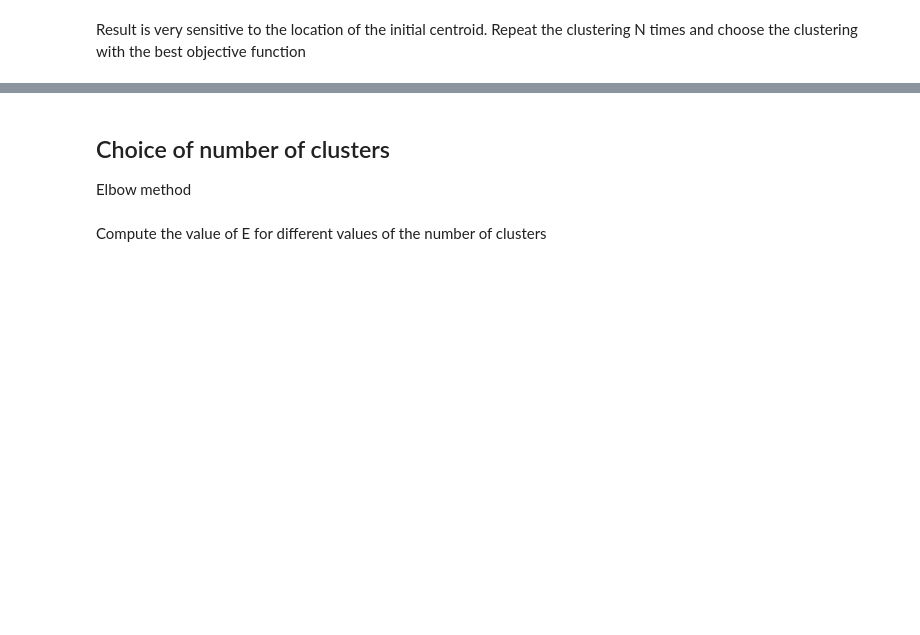
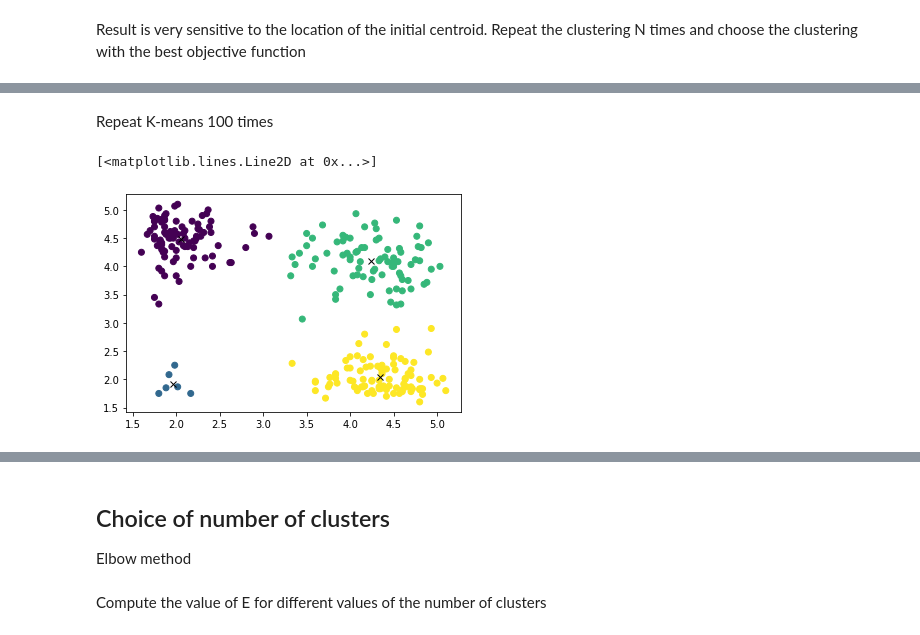
Before and after one commit to ArianeDucellier/Programmation, a Jupyter notebook: ML/kmeans_tutorial.ipynb, the cells around one changed output, grey strips where cells are left out. Saved outputs shown, nothing was run; the diff lists cells and outputs as text; code cells hidden in the pictures; blank space fills up the shorter version.

Commit message:
Update kmeans tutorial

```diff
--- a/ML/kmeans_tutorial.ipynb
+++ b/ML/kmeans_tutorial.ipynb
@@ -143,13 +189,16 @@ Result is very sensitive to the location of the initial centroid. Repeat the clu
 def repeat_kmeans(data, k, N):
     """
     """
+    # Initialization
     objective = np.zeros(N)
     clusters = np.zeros((N, np.shape(data)[0]))
     centers = np.zeros((N, k, np.shape(data)[1]))
+    # Run K-means N times
     for i in range(0, N):
         result = kmeans(data, k)
         clusters[i, :] = result[0]
         objective[i] = result[1]
         centers[i, :, :] = result[2]
+    # Choose the clustering with the best value of the objective function
     best = np.argmin(objective)
-    return (objective[best], clusters[best, :], centers[best, :, :])
+    return (clusters[best, :], objective[best], centers[best, :, :])
@@ -157,0 +205,10 @@ Another solution: K-means++
+# %% [markdown]
+Repeat K-means 100 times
+# %%
+N = 100
+(clusters, objective, centers) = repeat_kmeans(data, k, N)
+plt.scatter(data[:,0], data[:,1], c=clusters)
+plt.plot(centers[:, 0], centers[:, 1], 'kx')
+# %% [output]
+[<matplotlib.lines.Line2D at 0x...>]
+[figure, added]
```
Also changed, not shown: parts of 31 cells of this notebook, 3 other files.
